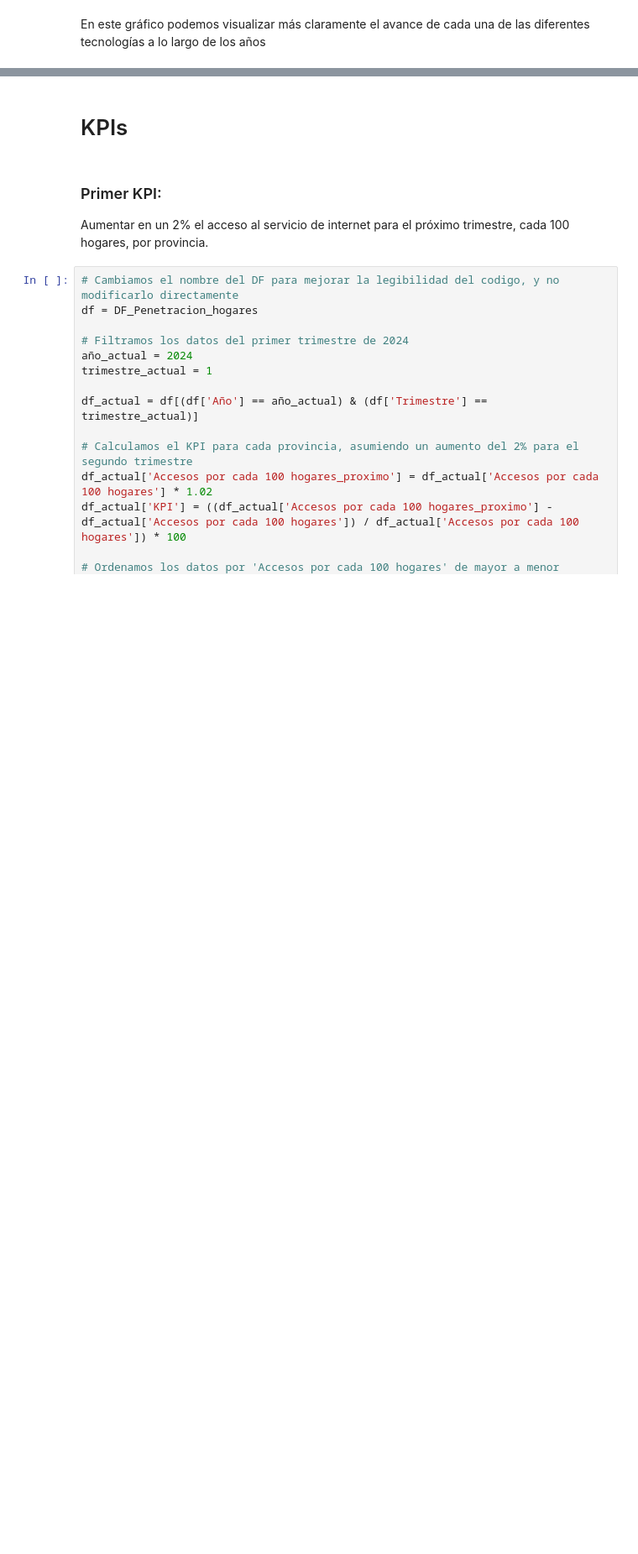
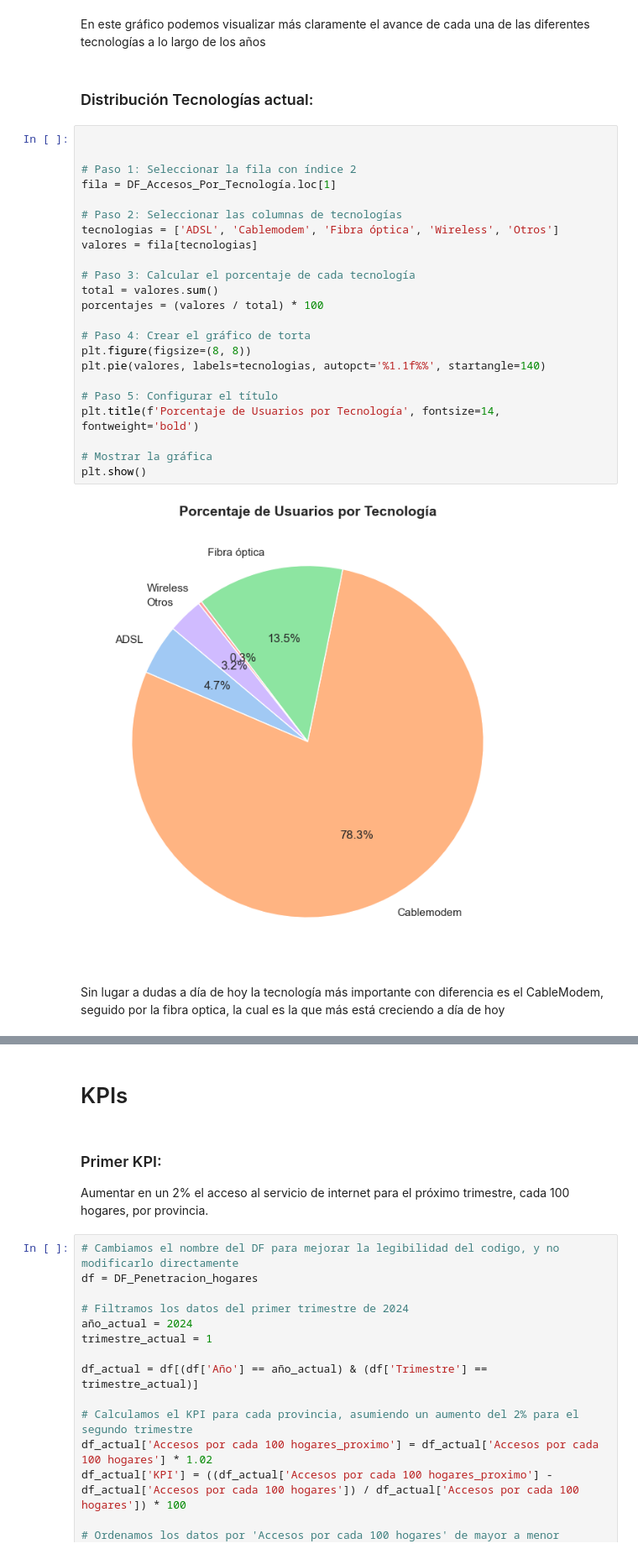
Before and after one commit to federicopiparo/Proyecto-Individual-N-2---Piparo-Federico, a Jupyter notebook: proyecto individual EDA -Federico piapro/EDA.ipynb, the cells around one changed output, grey strips where cells are left out. Shown at 84% size. Drawn from its saved outputs; the diff is of its cells as text; blank space fills up the shorter version.

```diff
--- a/proyecto individual EDA -Federico piapro/EDA.ipynb
+++ b/proyecto individual EDA -Federico piapro/EDA.ipynb
@@ -518,4 +514,33 @@ plt.show()
 # %% [markdown]
 En este gráfico podemos visualizar más claramente el avance de cada una de las diferentes tecnologías a lo largo de los años
+# %% [markdown]
+### Distribución Tecnologías actual:
+# %%
+
+
+# Paso 1: Seleccionar la fila con índice 2
+fila = DF_Accesos_Por_Tecnología.loc[1]
+
+# Paso 2: Seleccionar las columnas de tecnologías
+tecnologias = ['ADSL', 'Cablemodem', 'Fibra óptica', 'Wireless', 'Otros']
+valores = fila[tecnologias]
+
+# Paso 3: Calcular el porcentaje de cada tecnología
+total = valores.sum()
+porcentajes = (valores / total) * 100
+
+# Paso 4: Crear el gráfico de torta
+plt.figure(figsize=(8, 8))
+plt.pie(valores, labels=tecnologias, autopct='%1.1f%%', startangle=140)
+
+# Paso 5: Configurar el título
+plt.title(f'Porcentaje de Usuarios por Tecnología', fontsize=14, fontweight='bold')
+
+# Mostrar la gráfica
+plt.show()
+# %% [output]
+[figure, added]
+# %% [markdown]
+Sin lugar a dudas a día de hoy la tecnología más importante con diferencia es el CableModem, seguido por la fibra optica, la cual es la que más está creciendo a día de hoy
 # %% [markdown]
 # Ingresos:
```
Also changed, not shown: parts of 23 cells of this notebook, 7 other files.
